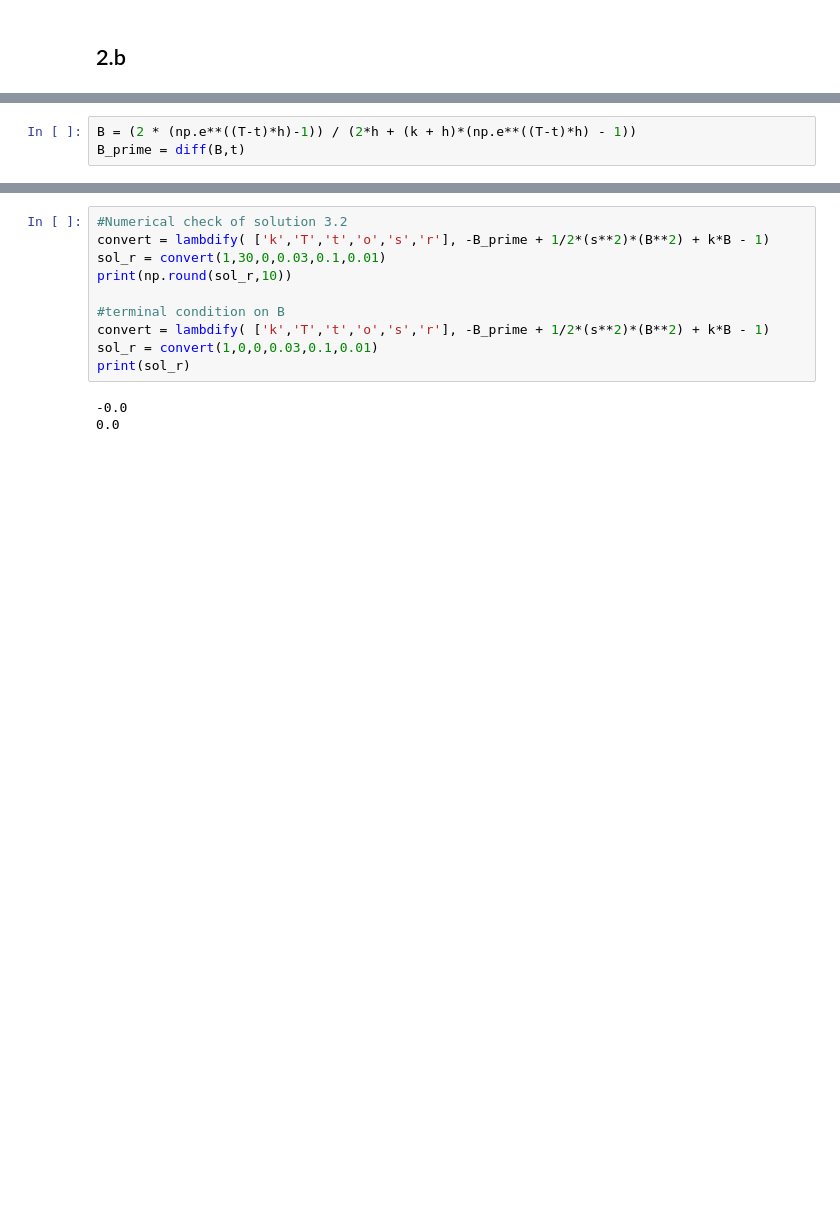
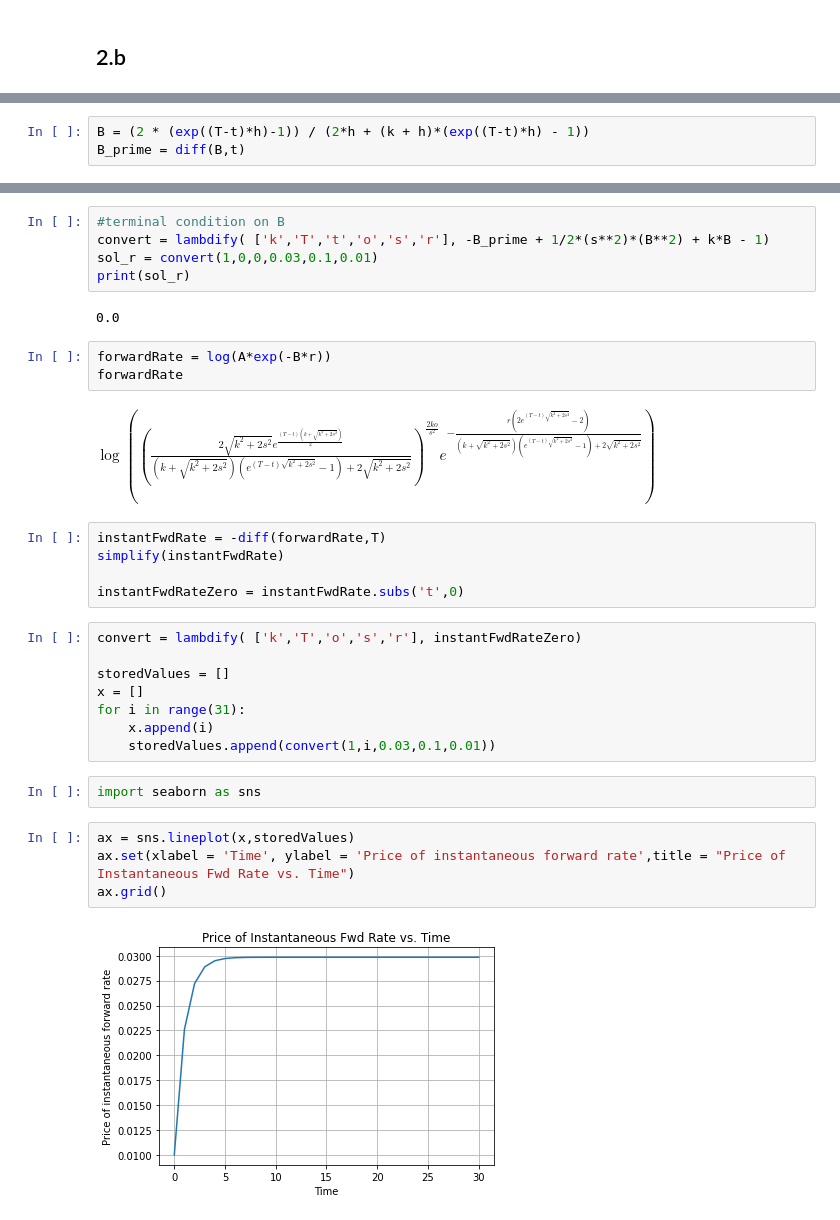
Before and after one commit to sethkelley2/Math-623-Computational-Finance, a Jupyter notebook: Math623_Homework2.ipynb, the cells around one changed output, grey strips where cells are left out. Saved outputs shown, nothing was run; the diff lists cells and outputs as text; blank space fills up the shorter version.

```diff
--- a/Math623_Homework2.ipynb
+++ b/Math623_Homework2.ipynb
@@ -135,5 +156,5 @@ $\displaystyle \frac{2.71828182845905^{- \frac{\left(T - t\right) \left(k + \sqr
 # %%
-B = (2 * (np.e**((T-t)*h)-1)) / (2*h + (k + h)*(np.e**((T-t)*h) - 1))
+B = (2 * (exp((T-t)*h)-1)) / (2*h + (k + h)*(exp((T-t)*h) - 1))
 B_prime = diff(B,t)
 # %%
 B
@@ -158,14 +179,34 @@ print(sol_r)
 1.0
 # %%
-#Numerical check of solution 3.2
-convert = lambdify( ['k','T','t','o','s','r'], -B_prime + 1/2*(s**2)*(B**2) + k*B - 1)
-sol_r = convert(1,30,0,0.03,0.1,0.01)
-print(np.round(sol_r,10))
-
 #terminal condition on B
 convert = lambdify( ['k','T','t','o','s','r'], -B_prime + 1/2*(s**2)*(B**2) + k*B - 1)
 sol_r = convert(1,0,0,0.03,0.1,0.01)
 print(sol_r)
 # %% [output]
--0.0
 0.0
+# %%
+forwardRate = log(A*exp(-B*r))
+forwardRate
+# %% [output]
+$\displaystyle \log{\left(\left(\frac{2 \sqrt{k^{2} + 2 s^{2}} e^{\frac{\left(T - t\right) \left(k + \sqrt{k^{2} + 2 s^{2}}\right)}{2}}}{\left(k + \sqrt{k^{2} + 2 s^{2}}\right) \left(e^{\left(T - t\right) \sqrt{k^{2} + 2 s^{2}}} - 1\right) + 2 \sqrt{k^{2} + 2 s^{2}}}\right)^{\frac{2 k o}{s^{2}}} e^{- \frac{r \left(2 e^{\left(T - t\right) \sqrt{k^{2} + 2 s^{2}}} - 2\right)}{\left(k + \sqrt{k^{2} + 2 s^{2}}\right) \left(e^{\left(T - t\right) \sqrt{k^{2} + 2 s^{2}}} - 1\right) + 2 \sqrt{k^{2} + 2 s^{2}}}} \right)}$
+# %%
+instantFwdRate = -diff(forwardRate,T)
+simplify(instantFwdRate)
+
+instantFwdRateZero = instantFwdRate.subs('t',0)
+# %%
+convert = lambdify( ['k','T','o','s','r'], instantFwdRateZero)
+
+storedValues = []
+x = []
+for i in range(31):
+    x.append(i)
+    storedValues.append(convert(1,i,0.03,0.1,0.01))
+# %%
+import seaborn as sns
+# %%
+ax = sns.lineplot(x,storedValues)
+ax.set(xlabel = 'Time', ylabel = 'Price of instantaneous forward rate',title = "Price of Instantaneous Fwd Rate vs. Time")
+ax.grid()
+# %% [output]
+[figure, added]
```
Also changed, not shown: parts of 27 cells of this notebook.
